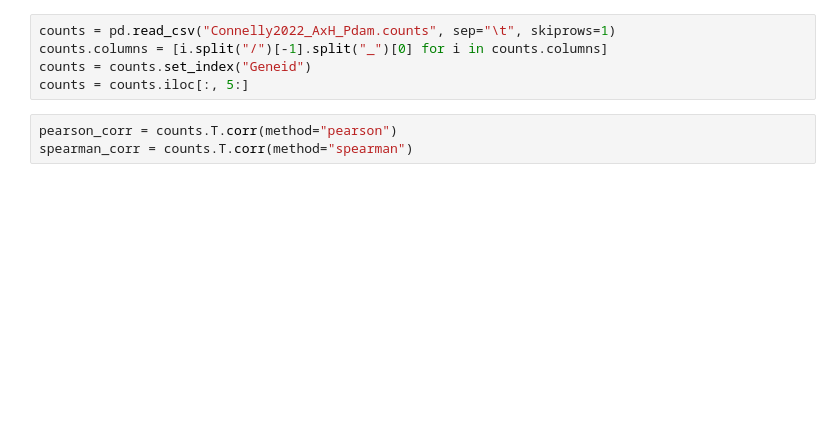
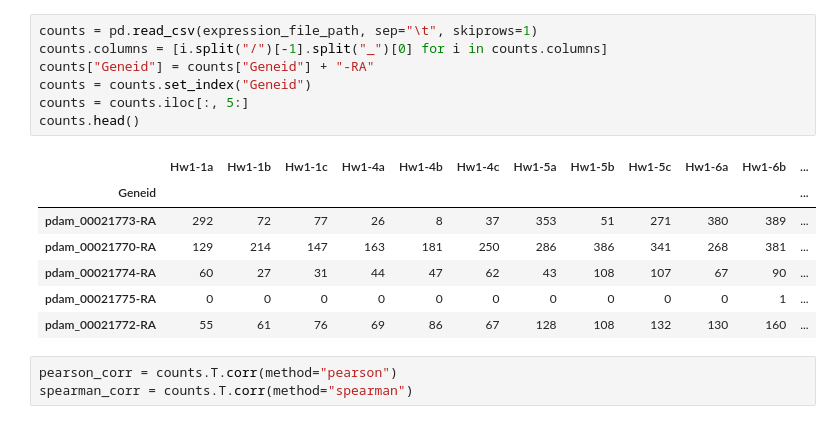
Before and after one commit to samsledje/philharmonic, a Jupyter notebook: nb/Connelly_Correlation_Analysis.ipynb, the cells around one changed output. Cells and saved outputs as stored; diff of their text form; blank space fills up the shorter version.

```diff
--- a/nb/Connelly_Correlation_Analysis.ipynb
+++ b/nb/Connelly_Correlation_Analysis.ipynb
@@ -36,8 +29,18 @@ plt.show()
 # %%
-counts = pd.read_csv("Connelly2022_AxH_Pdam.counts", sep="\t", skiprows=1)
+counts = pd.read_csv(expression_file_path, sep="\t", skiprows=1)
 counts.columns = [i.split("/")[-1].split("_")[0] for i in counts.columns]
+counts["Geneid"] = counts["Geneid"] + "-RA"
 counts = counts.set_index("Geneid")
 counts = counts.iloc[:, 5:]
+counts.head()
+# %% [output]
+|  | Hw1-1a | Hw1-1b | Hw1-1c | Hw1-4a | Hw1-4b | Hw1-4c | Hw1-5a | Hw1-5b | Hw1-5c | Hw1-6a | Hw1-6b | ... |
+| Geneid |  |  |  |  |  |  |  |  |  |  |  | ... |
+| pdam_00021773-RA | 292 | 72 | 77 | 26 | 8 | 37 | 353 | 51 | 271 | 380 | 389 | ... |
+| pdam_00021770-RA | 129 | 214 | 147 | 163 | 181 | 250 | 286 | 386 | 341 | 268 | 381 | ... |
+| pdam_00021774-RA | 60 | 27 | 31 | 44 | 47 | 62 | 43 | 108 | 107 | 67 | 90 | ... |
+| pdam_00021775-RA | 0 | 0 | 0 | 0 | 0 | 0 | 0 | 0 | 0 | 0 | 1 | ... |
+| pdam_00021772-RA | 55 | 61 | 76 | 69 | 86 | 67 | 128 | 108 | 132 | 130 | 160 | ... |
 # %%
 pearson_corr = counts.T.corr(method="pearson")
 spearman_corr = counts.T.corr(method="spearman")
```
Also changed, not shown: parts of 19 cells of this notebook, 9 other files.
